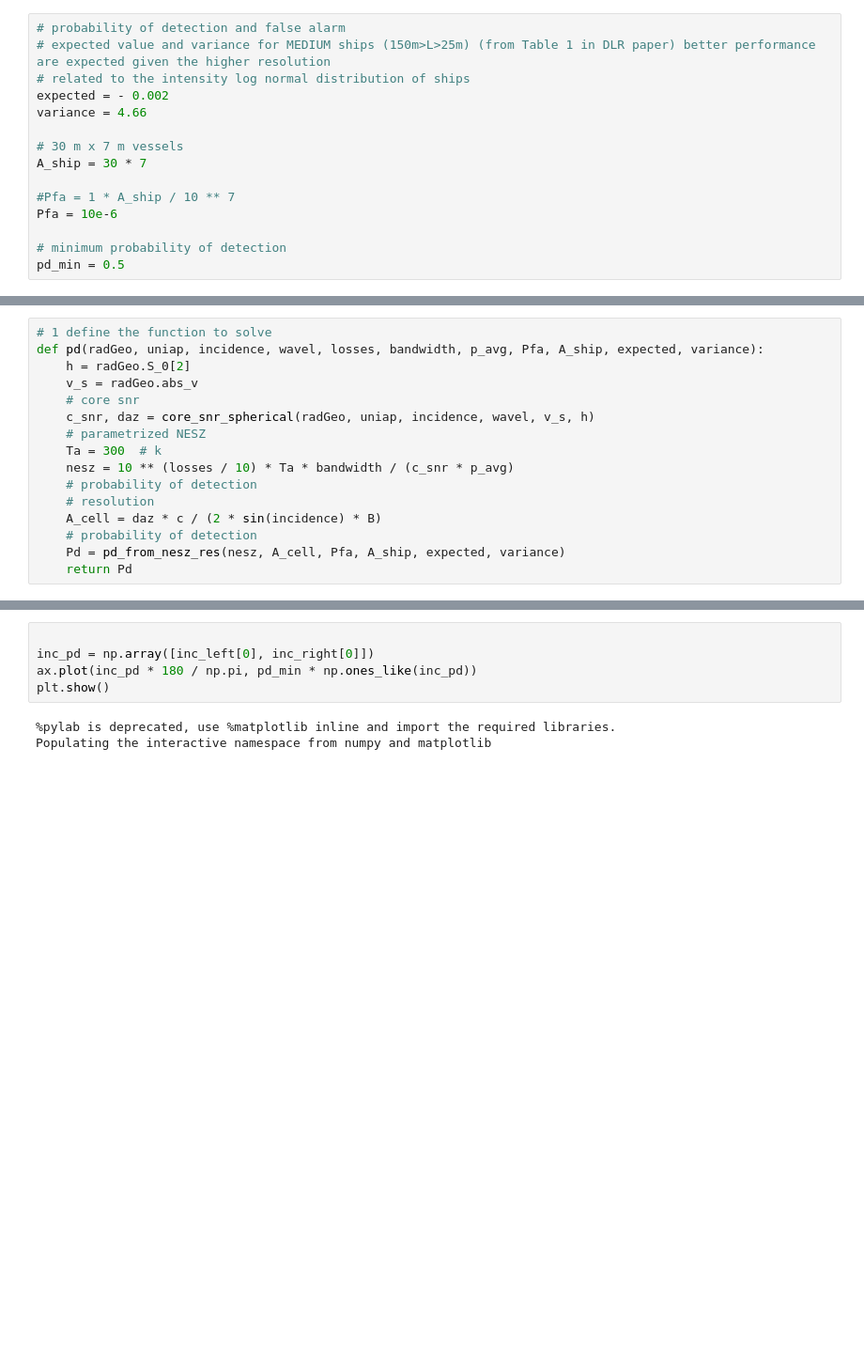
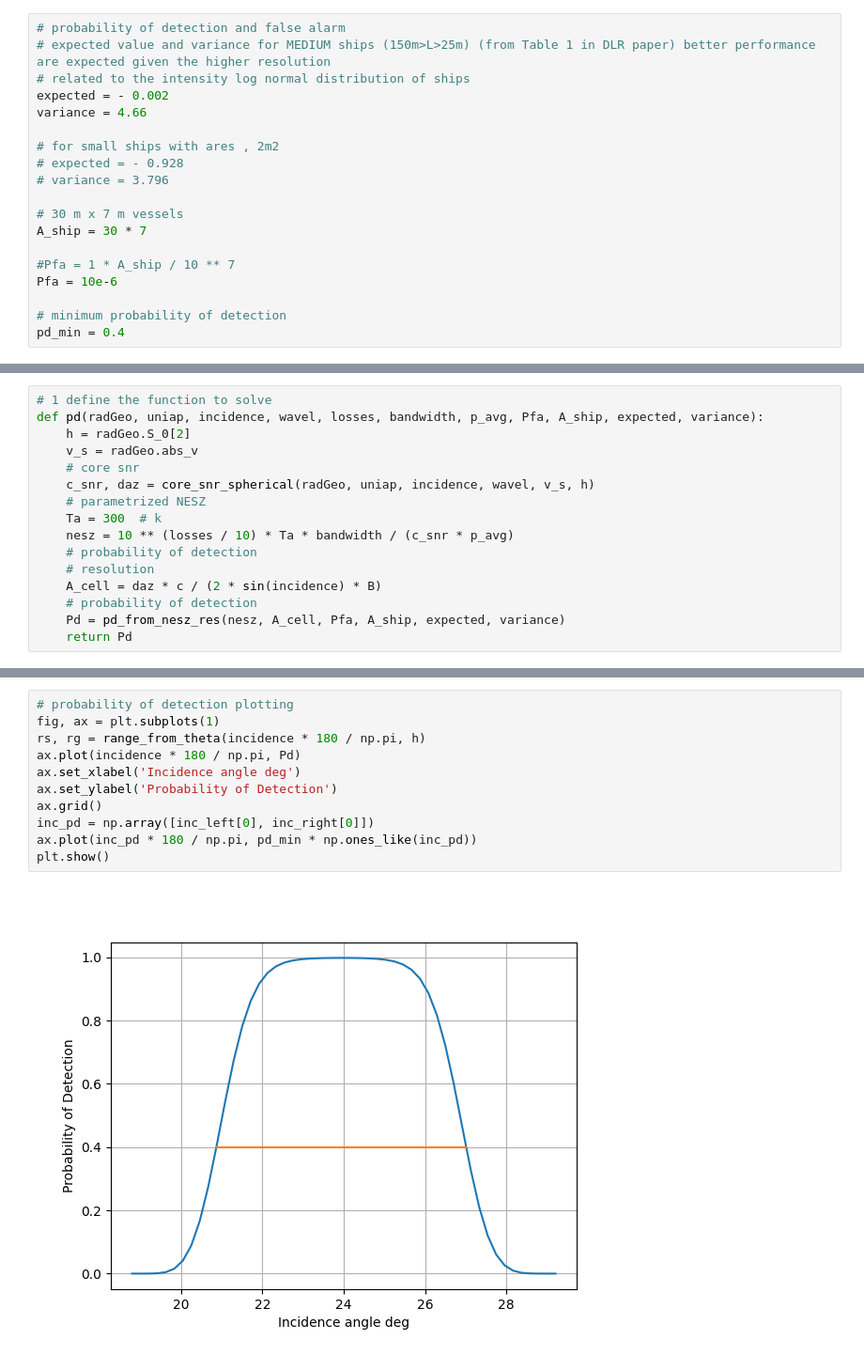
Before and after one commit to Mencarelli-Simone/design-baseline, a Jupyter notebook: ShipDetectionSystemDesign.ipynb, the cells around one changed output, grey strips where cells are left out. Shown at 94% size. Saved outputs shown, nothing was run; the diff lists cells and outputs as text; blank space fills up the shorter version.

```diff
--- a/ShipDetectionSystemDesign.ipynb
+++ b/ShipDetectionSystemDesign.ipynb
@@ -39,6 +39,10 @@ P_avg:  50.0
 # related to the intensity log normal distribution of ships
 expected = - 0.002
 variance = 4.66
+
+# for small ships with ares , 2m2
+# expected = - 0.928
+# variance = 3.796
 
 # 30 m x 7 m vessels
 A_ship = 30 * 7
@@ -47,7 +51,7 @@ A_ship = 30 * 7
 Pfa = 10e-6
 
 # minimum probability of detection
-pd_min = 0.5
+pd_min = 0.4
 # %%
 # dependencies
 import numpy as np
@@ -233,8 +241,13 @@ right extreme 32.97334253808753
 # %%
-
+# probability of detection plotting
+fig, ax = plt.subplots(1)
+rs, rg = range_from_theta(incidence * 180 / np.pi, h)
+ax.plot(incidence * 180 / np.pi, Pd)
+ax.set_xlabel('Incidence angle deg')
+ax.set_ylabel('Probability of Detection')
+ax.grid()
 inc_pd = np.array([inc_left[0], inc_right[0]])
 ax.plot(inc_pd * 180 / np.pi, pd_min * np.ones_like(inc_pd))
 plt.show()
 # %% [output]
-%pylab is deprecated, use %matplotlib inline and import the required libraries.
-Populating the interactive namespace from numpy and matplotlib
+[figure, added]
```
Also changed, not shown: parts of 38 cells of this notebook, 3 other files.
